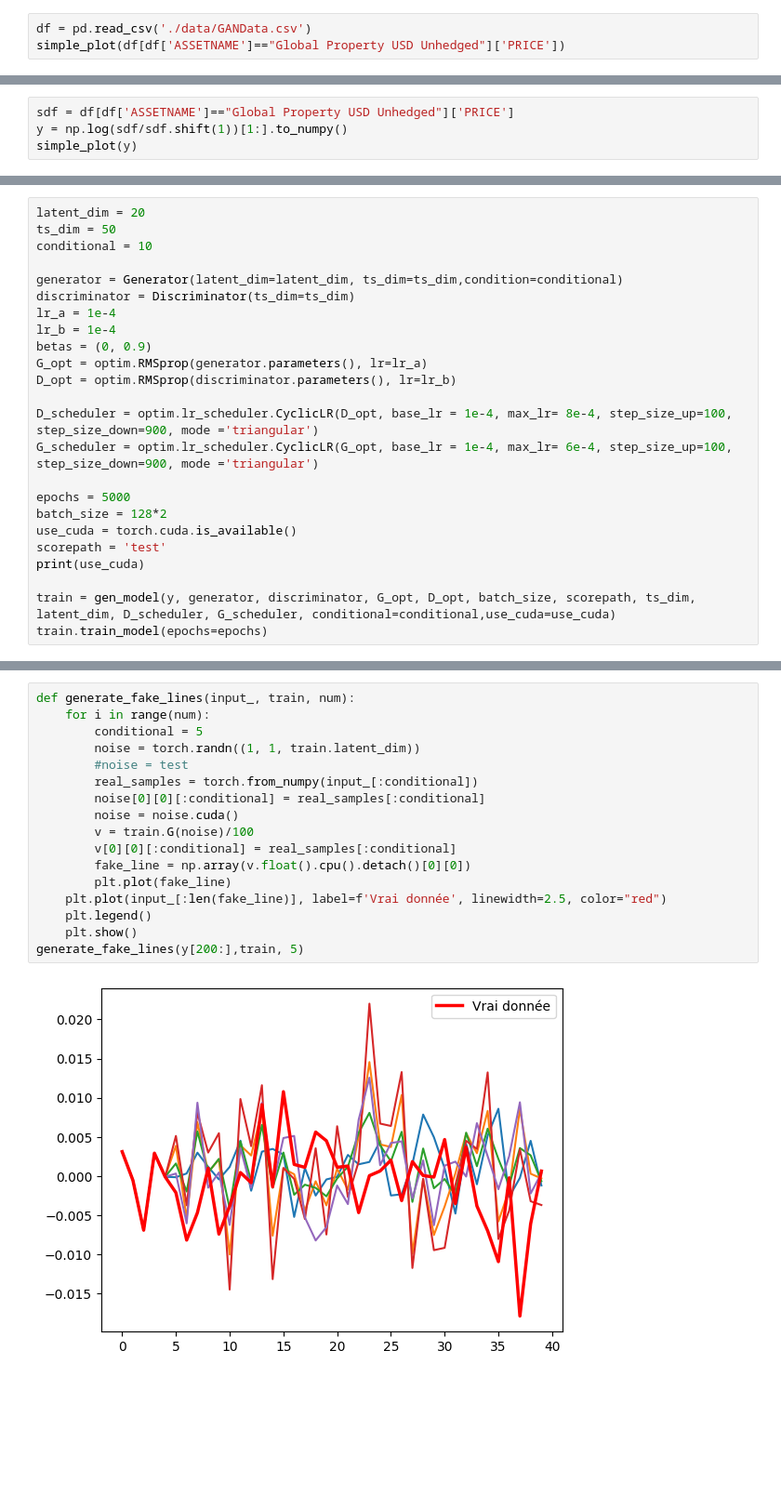
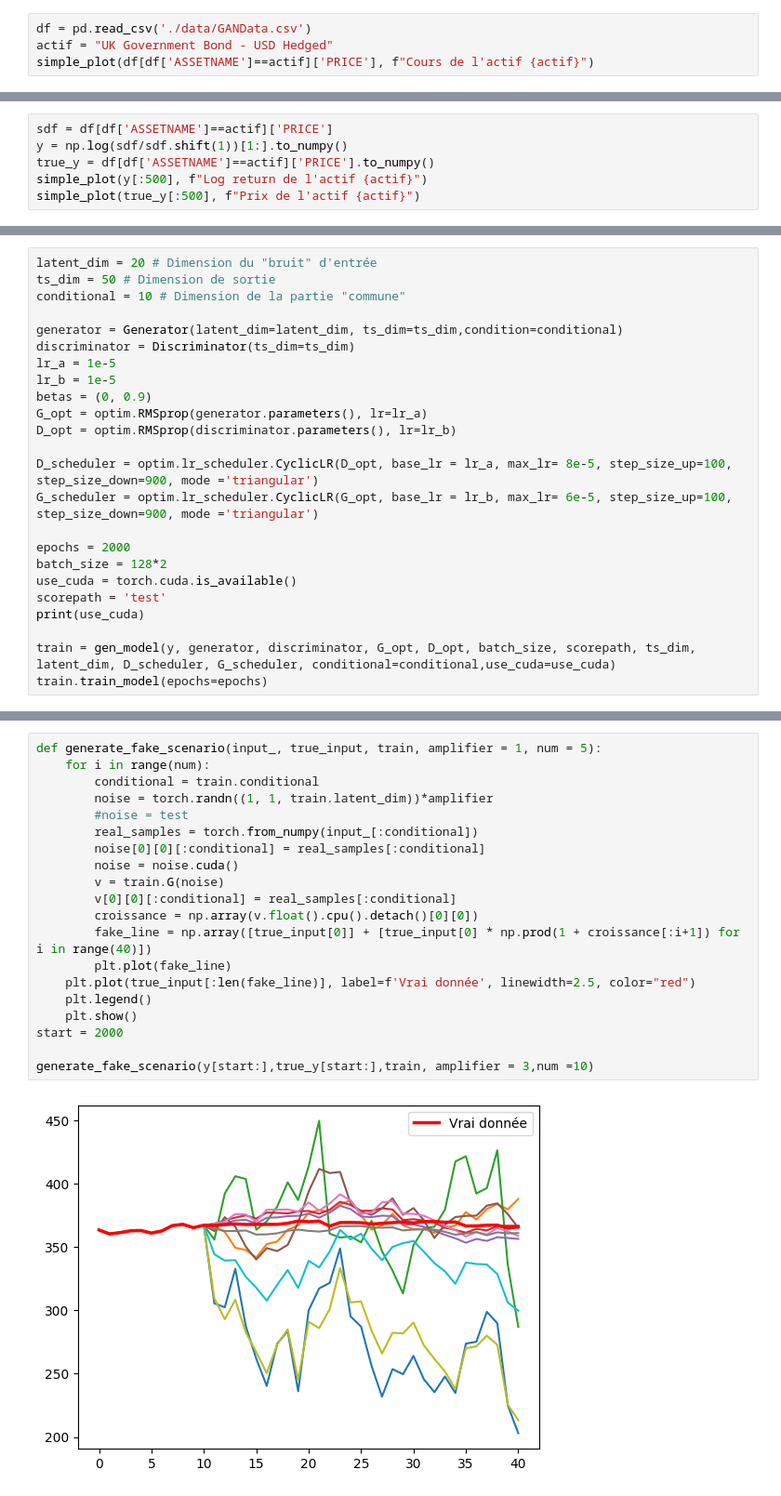
Before and after one commit to QMoayedpour/statapp-hsbc, a Jupyter notebook: gan_simulation.ipynb, the cells around one changed output, grey strips where cells are left out. Shown: that part at 93% size. Saved outputs shown, nothing was run; the diff lists cells and outputs as text; blank space fills up the shorter version.

```diff
--- a/gan_simulation.ipynb
+++ b/gan_simulation.ipynb
@@ -15,4 +32,5 @@ simple_plot(y)
 # %%
 df = pd.read_csv('./data/GANData.csv')
-simple_plot(df[df['ASSETNAME']=="Global Property USD Unhedged"]['PRICE'])
+actif = "UK Government Bond - USD Hedged"
+simple_plot(df[df['ASSETNAME']==actif]['PRICE'], f"Cours de l'actif {actif}")
 # %% [output]
@@ -20,5 +38,7 @@ simple_plot(df[df['ASSETNAME']=="Global Property USD Unhedged"]['PRICE'])
 # %%
-sdf = df[df['ASSETNAME']=="Global Property USD Unhedged"]['PRICE']
+sdf = df[df['ASSETNAME']==actif]['PRICE']
 y = np.log(sdf/sdf.shift(1))[1:].to_numpy()
-simple_plot(y)
+true_y = df[df['ASSETNAME']==actif]['PRICE'].to_numpy()
+simple_plot(y[:500], f"Log return de l'actif {actif}")
+simple_plot(true_y[:500], f"Prix de l'actif {actif}")
 # %% [output]
@@ -30,20 +47,20 @@ y.shape
 # %%
-latent_dim = 20
-ts_dim = 50
-conditional = 10
+latent_dim = 20 # Dimension du "bruit" d'entrée
+ts_dim = 50 # Dimension de sortie
+conditional = 10 # Dimension de la partie "commune"
 
 generator = Generator(latent_dim=latent_dim, ts_dim=ts_dim,condition=conditional)
 discriminator = Discriminator(ts_dim=ts_dim)
-lr_a = 1e-4
-lr_b = 1e-4
+lr_a = 1e-5
+lr_b = 1e-5
 betas = (0, 0.9)
 G_opt = optim.RMSprop(generator.parameters(), lr=lr_a)
 D_opt = optim.RMSprop(discriminator.parameters(), lr=lr_b)
 
-D_scheduler = optim.lr_scheduler.CyclicLR(D_opt, base_lr = 1e-4, max_lr= 8e-4, step_size_up=100, step_size_down=900, mode ='triangular')
-G_scheduler = optim.lr_scheduler.CyclicLR(G_opt, base_lr = 1e-4, max_lr= 6e-4, step_size_up=100, step_size_down=900, mode ='triangular')
+D_scheduler = optim.lr_scheduler.CyclicLR(D_opt, base_lr = lr_a, max_lr= 8e-5, step_size_up=100, step_size_down=900, mode ='triangular')
+G_scheduler = optim.lr_scheduler.CyclicLR(G_opt, base_lr = lr_b, max_lr= 6e-5, step_size_up=100, step_size_down=900, mode ='triangular')
 
-epochs = 5000
+epochs = 2000
 batch_size = 128*2
 use_cuda = torch.cuda.is_available()
 scorepath = 'test'
@@ -90,19 +91,22 @@ show_examples(train.real_lines, train.fake_lines, size=4)
 # %%
-def generate_fake_lines(input_, train, num):
+def generate_fake_scenario(input_, true_input, train, amplifier = 1, num = 5):
     for i in range(num):
-        conditional = 5
-        noise = torch.randn((1, 1, train.latent_dim))
+        conditional = train.conditional
+        noise = torch.randn((1, 1, train.latent_dim))*amplifier
         #noise = test
         real_samples = torch.from_numpy(input_[:conditional])
         noise[0][0][:conditional] = real_samples[:conditional]
         noise = noise.cuda()
-        v = train.G(noise)/100
+        v = train.G(noise)
         v[0][0][:conditional] = real_samples[:conditional]
-        fake_line = np.array(v.float().cpu().detach()[0][0])
+        croissance = np.array(v.float().cpu().detach()[0][0])
+        fake_line = np.array([true_input[0]] + [true_input[0] * np.prod(1 + croissance[:i+1]) for i in range(40)])
         plt.plot(fake_line)
-    plt.plot(input_[:len(fake_line)], label=f'Vrai donnée', linewidth=2.5, color="red")
+    plt.plot(true_input[:len(fake_line)], label=f'Vrai donnée', linewidth=2.5, color="red")
     plt.legend()
     plt.show()
-generate_fake_lines(y[200:],train, 5)
+start = 2000
+
+generate_fake_scenario(y[start:],true_y[start:],train, amplifier = 3,num =10)
 # %% [output]
-[figure, old version]
+[figure, new version]
```
Also changed, not shown: parts of 15 cells of this notebook, 3 other files.
